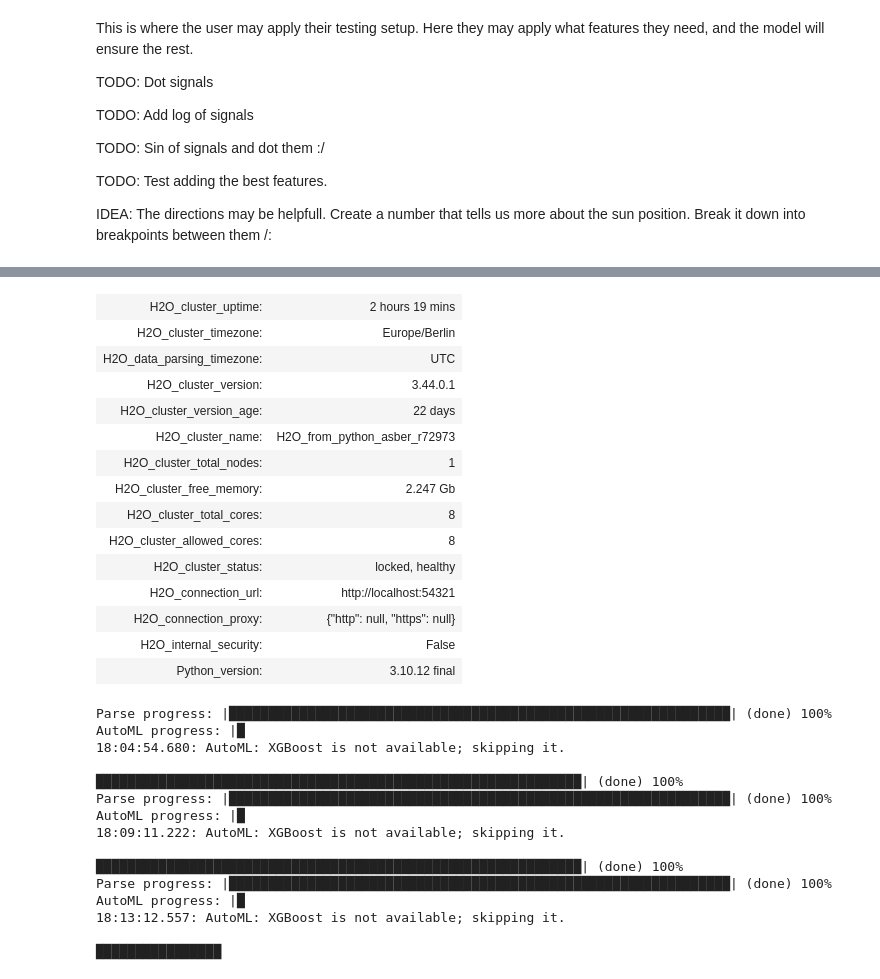
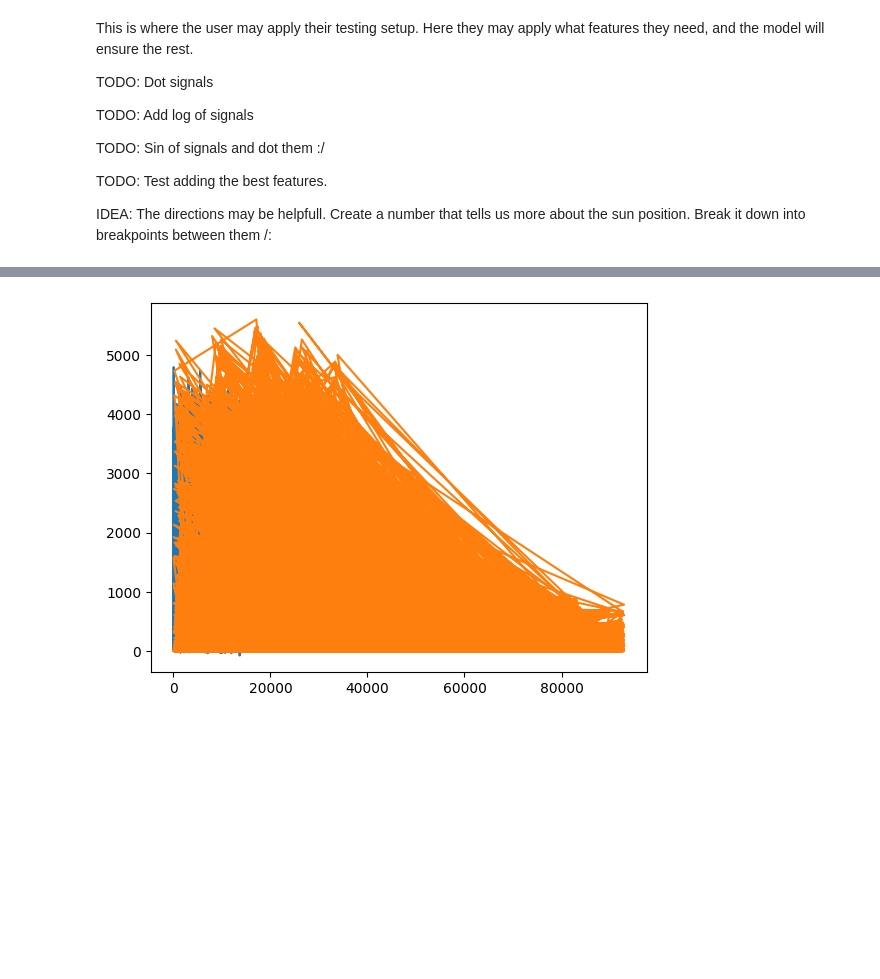
Before and after one commit to Myteck/TDT4173-Machine-Learning-Solar-Energy-Production-Forecasting, a Jupyter notebook: data/machine_learning.ipynb, the cells around one changed output, grey strips where cells are left out. Cells and saved outputs as stored; diff of their text form; code cells hidden in the pictures; blank space fills up the shorter version.

```diff
--- a/data/machine_learning.ipynb
+++ b/data/machine_learning.ipynb
@@ -668,7 +918,7 @@ class learner:
             X_pred["date_forecast"] = pd.to_datetime(X_pred["date_forecast"])
 
             X_train, X_test, y_train, y_test = train_test_split(X, y, test_size=0.15, shuffle=True)
-            print(y)
+
 
             # ================= SAVING ALL SETS ======================
             self.X_train_sets.append(X_train)
@@ -688,29 +938,20 @@ class learner:
 
         for i, path in enumerate(self.file_paths):
 
-            y = pd.read_parquet(path[0])
-            X_estimated = pd.read_parquet(path[1])
-            X_observed = pd.read_parquet(path[2])
-            X_pred = pd.read_parquet(path[3])
+            X = pd.read_csv(path[0], sep='\t')[self.features]
+            y = pd.read_csv(path[1], sep='\t')['pv_measurement']
+            X_pred = pd.read_csv(path[2], sep='\t')[self.features + ["date_forecast"]]
+            X_pred["date_forecast"] = pd.to_datetime(X_pred["date_forecast"])
 
             # =================  TEST DATA  ================
-            X_pred = dp.pred_data_processing(X_pred, self.features, self.feedback)
-            X_pred['building'] = i
+            X_pred['building'] = self.buildings[i]
 
             list_X_pred.append(X_pred)
 
             # =================TRAINING DATA================
-            # Pre-process data
-            y = y.dropna()
-            X_estimated = X_estimated.drop("date_calc", axis = 1)
-            X = pd.concat([X_observed, X_estimated], axis = 0, ignore_index=True)
-
-            # BETTER NAME
-            X, y= dp.train_data_processing(X, y, self.features)
-
 
             # ADD A FUNCTION TO GENERATE BUILDING FEATURE.
-            X['building'] = i
+            X['building'] = self.buildings[i]
 
             list_y.append(y)
             list_X.append(X)
@@ -727,7 +968,7 @@ class learner:
 
         X_train, X_test, self.y_train, self.y_test = train_test_split(X, y, test_size=0.15, shuffle=True)
 
-        # Should try scaling later ... :/
+
         self.X_train, self.X_test, self.X_pred = X_train, X_test, X_pred
 
     def fit_multi_model_h2o(self):
@@ -893,7 +1134,7 @@ class learner:
 
         #============ SHOULD BE PLACED WITHIN A LIST OF FUNCTIONS ===================#
         # Add a function that picks between different models, and processes the data based on this
-        train_dataset = cb.Pool(self.X_train, self.y_train)
+        train_dataset = cb.Pool(self.X_train, self.y_train, cat_features=['building'])
 
         self.model = cb.CatBoostRegressor(loss_function="MAE", logging_level='Silent')
 
@@ -926,6 +1167,8 @@ class learner:
 
         # Use the replace method with the specified column and dictionary
         unformated_pred_df["building"] = unformated_pred_df["building"].replace(replace_dict)
+        pd.Series(unformated_pred).plot()
+        plt.show()
         unformated_pred_df["pv_measurement"] = pd.Series(unformated_pred)
         unformated_pred_df["pv_measurement"] = unformated_pred_df["pv_measurement"].apply(lambda x: max(0, x))
 
@@ -1009,10 +1252,10 @@ features = ["clear_sky_energy_1h:J", "clear_sky_rad:W", "cloud_base_agl:m", "dew
 
 # Testing the procedure
 l = learner(file_paths = file_paths, features = features)
-l.create_training_data_multi_model()
-l.fit_multi_model_h2o()
-l.get_performance_multi_model_h2o()
-l.predict_multi_model_h2o()
+l.create_training_data()
+l.fit_model()
+l.get_performance()
+l.predict()
 
 # IDEA: Add a different scaler for all the different features, then transform then into the right scale after the fact
 # Remove any needless features, add until you get a good outpu
@@ -1039,30 +1266 @@ Checking whether there is an H2O instance running at http://localhost:54321. con
-| H2O_cluster_uptime: | 2 hours 19 mins |
-| H2O_cluster_timezone: | Europe/Berlin |
-| H2O_data_parsing_timezone: | UTC |
-| H2O_cluster_version: | 3.44.0.1 |
-| H2O_cluster_version_age: | 22 days |
-| H2O_cluster_name: | H2O_from_python_asber_r72973 |
-| H2O_cluster_total_nodes: | 1 |
-| H2O_cluster_free_memory: | 2.247 Gb |
-| H2O_cluster_total_cores: | 8 |
-| H2O_cluster_allowed_cores: | 8 |
-| H2O_cluster_status: | locked, healthy |
-| H2O_connection_url: | http://localhost:54321 |
-| H2O_connection_proxy: | {"http": null, "https": null} |
-| H2O_internal_security: | False |
-| Python_version: | 3.10.12 final |
-Parse progress: |████████████████████████████████████████████████████████████████| (done) 100%
-AutoML progress: |█
-18:04:54.680: AutoML: XGBoost is not available; skipping it.
-
-██████████████████████████████████████████████████████████████| (done) 100%
-Parse progress: |████████████████████████████████████████████████████████████████| (done) 100%
-AutoML progress: |█
-18:09:11.222: AutoML: XGBoost is not available; skipping it.
-
-██████████████████████████████████████████████████████████████| (done) 100%
-Parse progress: |████████████████████████████████████████████████████████████████| (done) 100%
-AutoML progress: |█
-18:13:12.557: AutoML: XGBoost is not available; skipping it.
-
-████████████████
+[figure, added]
```
Also changed, not shown: parts of 5 cells of this notebook, 1 other file.
